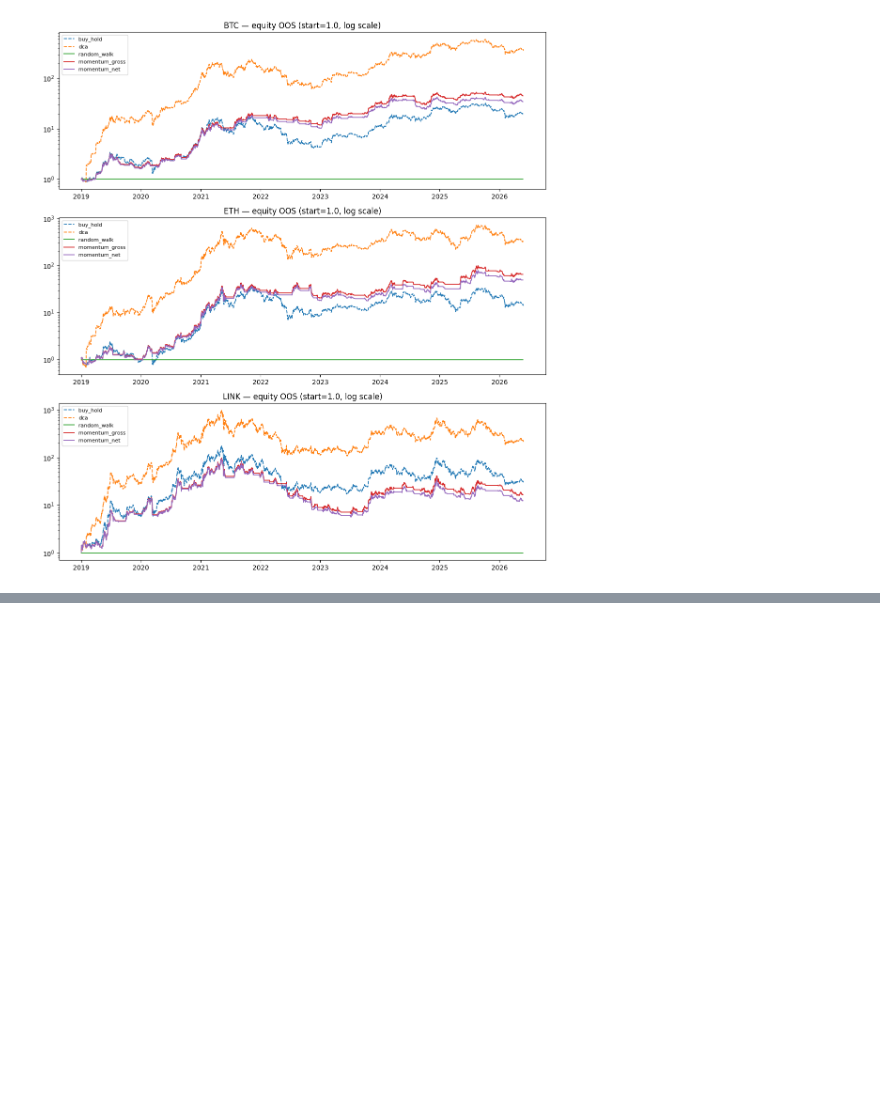
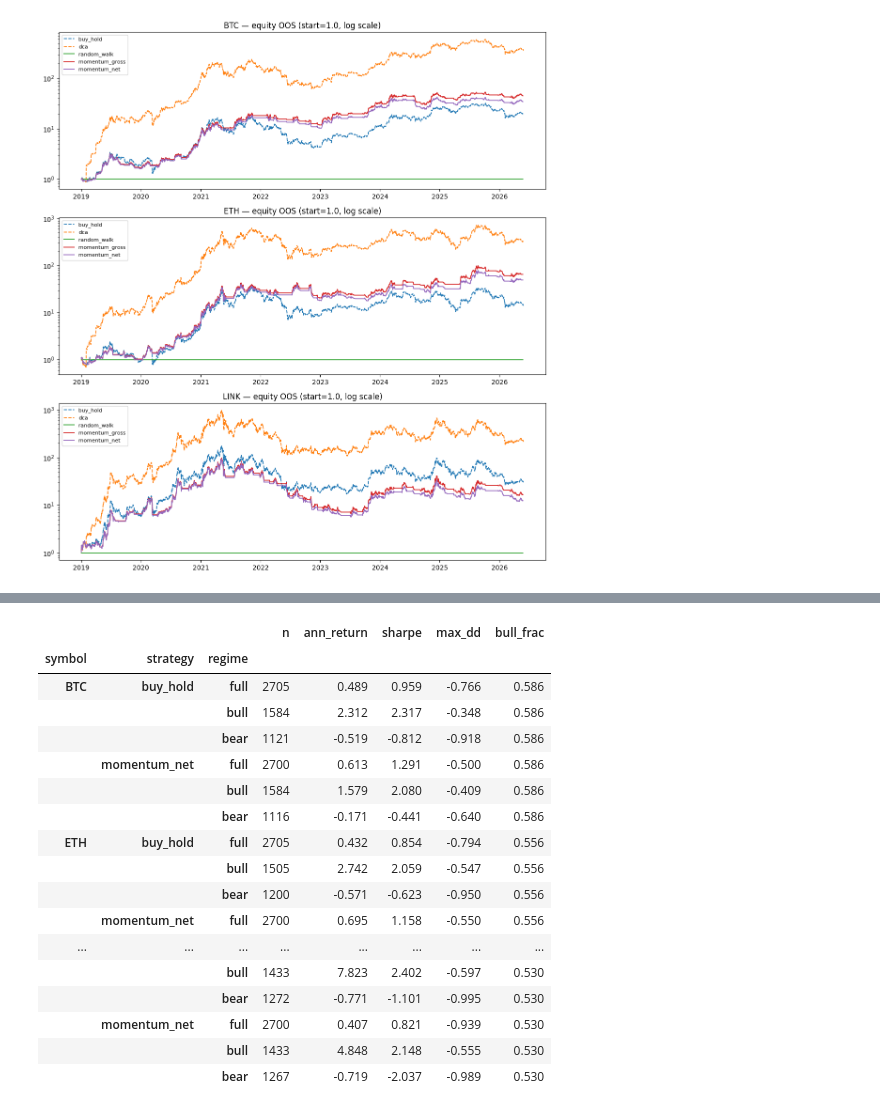
Before and after one commit to cirobarone78/Snake, a Jupyter notebook: notebooks/04_baseline_backtest.ipynb, the cells around one changed output, grey strips where cells are left out. Drawn from its saved outputs; the diff is of its cells as text; code cells hidden in the pictures; blank space fills up the shorter version.

```diff
--- a/notebooks/04_baseline_backtest.ipynb
+++ b/notebooks/04_baseline_backtest.ipynb
@@ -98,6 +99,8 @@ def first_oos_index(returns):
 
 summaries = {}
 equity_store = {}
+streams_store = {}
+summaries_index = {}
 diag = []
 
 for sym in ASSETS:
@@ -128,6 +131,8 @@ for sym in ASSETS:
         for name, s in streams.items()
     }
     equity_store[sym] = {name: equity_curve(s) for name, s in streams.items()}
+    streams_store[sym] = streams
+    summaries_index[sym] = oos_start
 
     diag.append({
         'symbol': sym,
@@ -200,0 +214,46 @@ plt.tight_layout()
+# %%
+from src.features.regime import classify_regime, regime_fractions, summarize_by_regime
+
+REGIME_WINDOW = 200  # filtro di trend di lungo periodo, non ottimizzato
+
+regime_rows = []
+for sym in ASSETS:
+    px = panel[sym]['close']
+    reg = classify_regime(px, window=REGIME_WINDOW)
+    fr = regime_fractions(reg.loc[summaries_index[sym]:])
+
+    for strat in ('buy_hold', 'momentum_net'):
+        # rebuild the per-strategy OOS return stream stored earlier
+        stream = streams_store[sym][strat]
+        by_reg = summarize_by_regime(stream, reg, periods_per_year=PERIODS_PER_YEAR)
+        for label in ('full', 'bull', 'bear'):
+            if label in by_reg:
+                s = by_reg[label]
+                regime_rows.append({
+                    'symbol': sym, 'strategy': strat, 'regime': label,
+                    'n': s.n_periods, 'ann_return': round(s.annualized_return, 3),
+                    'sharpe': round(s.sharpe, 3), 'max_dd': round(s.max_drawdown, 3),
+                    'bull_frac': round(fr['bull'], 3),
+                })
+
+regime_df = pd.DataFrame(regime_rows).set_index(['symbol', 'strategy', 'regime'])
+regime_df
+# %% [output]
+|  |  |  | n | ann_return | sharpe | max_dd | bull_frac |
+| symbol | strategy | regime |  |  |  |  |  |
+| BTC | buy_hold | full | 2705 | 0.489 | 0.959 | -0.766 | 0.586 |
+|  |  | bull | 1584 | 2.312 | 2.317 | -0.348 | 0.586 |
+|  |  | bear | 1121 | -0.519 | -0.812 | -0.918 | 0.586 |
+|  | momentum_net | full | 2700 | 0.613 | 1.291 | -0.500 | 0.586 |
+|  |  | bull | 1584 | 1.579 | 2.080 | -0.409 | 0.586 |
+|  |  | bear | 1116 | -0.171 | -0.441 | -0.640 | 0.586 |
+| ETH | buy_hold | full | 2705 | 0.432 | 0.854 | -0.794 | 0.556 |
+|  |  | bull | 1505 | 2.742 | 2.059 | -0.547 | 0.556 |
+|  |  | bear | 1200 | -0.571 | -0.623 | -0.950 | 0.556 |
+|  | momentum_net | full | 2700 | 0.695 | 1.158 | -0.550 | 0.556 |
+| ... | ... | ... | ... | ... | ... | ... | ... |
+|  |  | bull | 1433 | 7.823 | 2.402 | -0.597 | 0.530 |
+|  |  | bear | 1272 | -0.771 | -1.101 | -0.995 | 0.530 |
+|  | momentum_net | full | 2700 | 0.407 | 0.821 | -0.939 | 0.530 |
+|  |  | bull | 1433 | 4.848 | 2.148 | -0.555 | 0.530 |
+|  |  | bear | 1267 | -0.719 | -2.037 | -0.989 | 0.530 |
```
Also changed, not shown: parts of 4 cells of this notebook, 5 other files.
